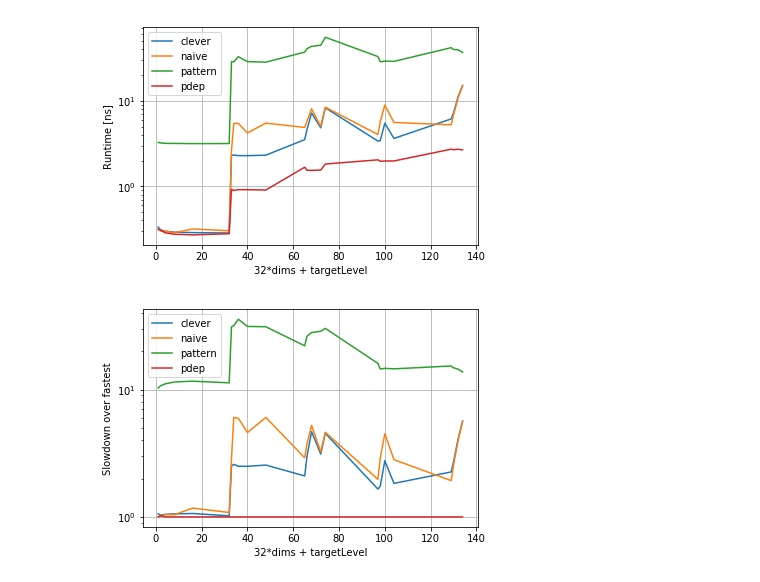
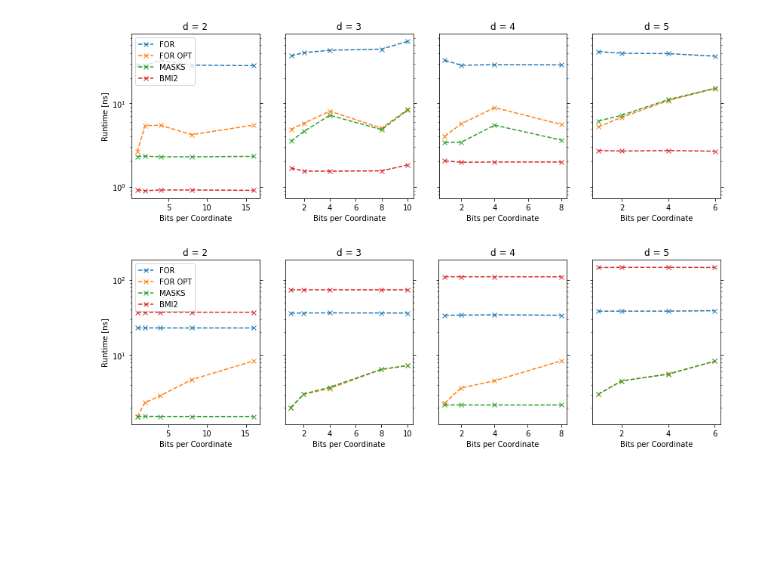
Before and after one commit to manpen/girgs-1, a Jupyter notebook: experiments/BenchmarkBits.ipynb, the cells around one changed output. Drawn from its saved outputs; the diff is of its cells as text; code cells hidden in the pictures; blank space fills up the shorter version.

Commit message:
paper plots

```diff
--- a/experiments/BenchmarkBits.ipynb
+++ b/experiments/BenchmarkBits.ipynb
@@ -16,41 +26,24 @@ data["x"] = data.target.max() * (data.D - 1) + data.target
-# %%
-fig = plt.figure()
-ax = fig.add_subplot(111)
-
-for algo, view in data.groupby("algo"):
-    plt.plot(view.x, view.real_time, label=algo)
-
-plt.grid()
-plt.semilogy()
-plt.legend()
-plt.ylabel("Runtime [ns]")
-plt.xlabel("32*dims + targetLevel")
-
-plt.show()
-# %% [output]
-[figure, removed]
-# %%
-fastest = {}
-mins = data.groupby("x").real_time.min()
-for i, m in zip(mins.index, mins):
-    fastest[i] = m
-
-data["slowdown"] = data.real_time
-for i, row in data.iterrows():
-    data.at[i, 'slowdown'] = row.slowdown / fastest[row.x]
-
-fig = plt.figure()
-ax = fig.add_subplot(111)
-
-for algo, view in data.groupby("algo"):
-    plt.plot(view.x, view.slowdown, label=algo)
-
-plt.grid()
-plt.semilogy()
-plt.legend()
-plt.ylabel("Slowdown over fastest")
-plt.xlabel("32*dims + targetLevel")
-
-plt.show()
-# %% [output]
-[figure, removed]
+# %%
+def plot(frame):
+    fig, axs = plt.subplots(1,4, figsize=(14,4), sharey=True)
+
+    for d in range(2,6):
+        ax = axs[d-2]
+        ax.set_title("d = " + str(d))
+        ax.set_xlabel("Bits per Coordinate")
+        ax.tick_params(axis='y', which='both', right=True)
+        data2 = frame[frame.D == d].groupby("algo")
+        for alg, name in names.items():
+            view = data2.get_group(alg)
+            ax.plot(view.target, view.real_time, 'x--', label=name)
+    plt.semilogy()
+    axs[0].legend(loc='upper left')
+    axs[0].set_ylabel("Runtime [ns]")
+
+plot(intel)
+plt.savefig("morton_intel.pdf", bbox_inches='tight')
+plot(amd)
+plt.savefig("morton_amd.pdf", bbox_inches='tight')
+# %% [output]
+[figure, added]
+[figure, added]
```
Also changed, not shown: parts of 1 cell of this notebook.
